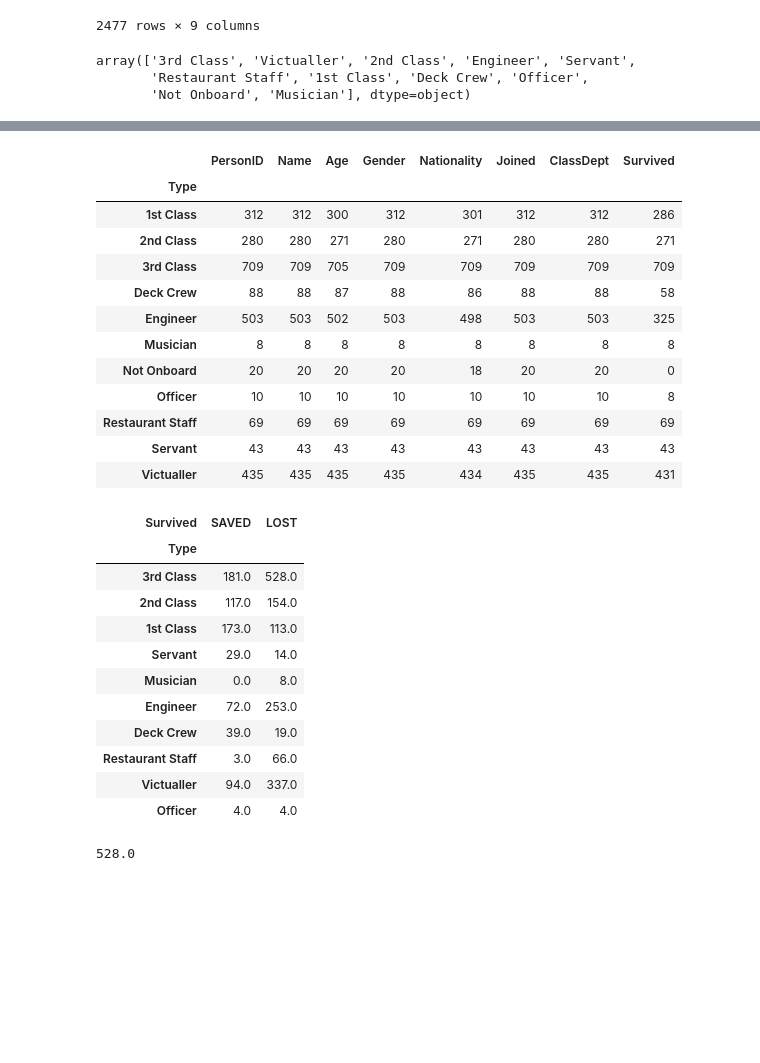
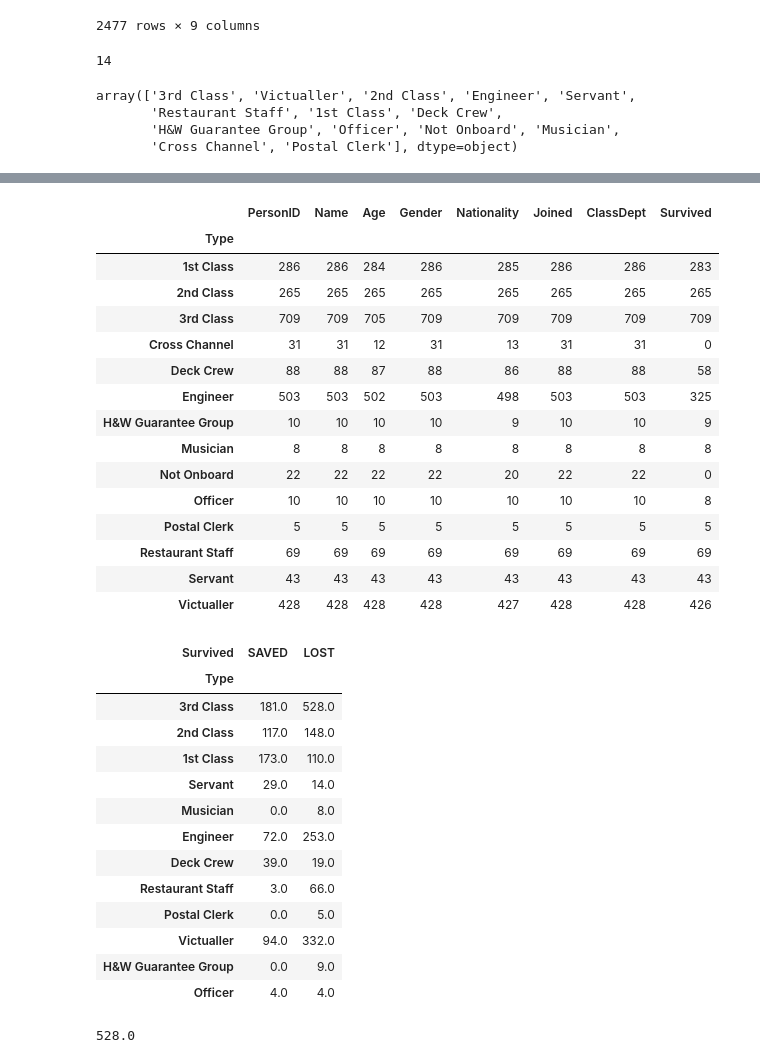
Before and after one commit to nataligracia/webdesign_titanic, a Jupyter notebook: WebVisualizations/Titanic Passenger and Crew Analysis.ipynb, the cells around one changed output, grey strips where cells are left out. Saved outputs shown, nothing was run; the diff lists cells and outputs as text; code cells hidden in the pictures; blank space fills up the shorter version.

```diff
--- a/WebVisualizations/Titanic Passenger and Crew Analysis.ipynb
+++ b/WebVisualizations/Titanic Passenger and Crew Analysis.ipynb
@@ -553,8 +558,14 @@ def person_type (assigned):
     elif 'Failed' in assigned:
         return 'Not Onboard'
 
+    elif 'Discharged' in assigned:
+        return 'Not Onboard'
+
     elif 'Officer' in assigned:
         return 'Officer'
+
+    elif 'Postal' in assigned:
+        return 'Postal Clerk'
 
     elif 'Victualling' in assigned:
         return 'Victualler'
@@ -574,6 +585,12 @@ def person_type (assigned):
     elif 'Servant' in assigned:
         return 'Servant'
 
+    elif 'Cross Channel' in assigned:
+        return 'Cross Channel'
+
+    elif 'Guarantee Group' in assigned:
+        return 'H&W Guarantee Group'
+
     elif '1st Class' in assigned:
         return '1st Class'
 
@@ -600,13 +617,19 @@ full_order
 | 2475 | 2476 | ṬANNūS MU'AWWAD, Mr Ḥannā | 34 | Male | Syrian,American | Cherbourg | 3rd Class Passenger | 3rd Class | LOST |
 | 2476 | 2477 | ṬANNūS, Mr Ṭannūs Ḥannā Mu'awwad | 16 | Male | Syrian | Cherbourg | 3rd Class Passenger | 3rd Class | LOST |
 2477 rows × 9 columns
+# %%
+#Find new unique Types count
+full_order.Type.nunique()
+# %% [output]
+14
 # %%
-#Find unique Types
+#Find new unique Types
 full_order.Type.unique()
 # %% [output]
 array(['3rd Class', 'Victualler', '2nd Class', 'Engineer', 'Servant',
-       'Restaurant Staff', '1st Class', 'Deck Crew', 'Officer',
-       'Not Onboard', 'Musician'], dtype=object)
+       'Restaurant Staff', '1st Class', 'Deck Crew',
+       'H&W Guarantee Group', 'Officer', 'Not Onboard', 'Musician',
+       'Cross Channel', 'Postal Clerk'], dtype=object)
 # %%
 #Print all data
 full_order.to_csv('Data & Images- Results/titanic_data.csv', index=False)
@@ -625,54 +654,61 @@ onboard_count
 # %% [output]
 |  | PersonID | Name | Age | Gender | Nationality | Joined | ClassDept | Survived |
 | Type |  |  |  |  |  |  |  |  |
-| 1st Class | 312 | 312 | 300 | 312 | 301 | 312 | 312 | 286 |
-| 2nd Class | 280 | 280 | 271 | 280 | 271 | 280 | 280 | 271 |
+| 1st Class | 286 | 286 | 284 | 286 | 285 | 286 | 286 | 283 |
+| 2nd Class | 265 | 265 | 265 | 265 | 265 | 265 | 265 | 265 |
 | 3rd Class | 709 | 709 | 705 | 709 | 709 | 709 | 709 | 709 |
+| Cross Channel | 31 | 31 | 12 | 31 | 13 | 31 | 31 | 0 |
 | Deck Crew | 88 | 88 | 87 | 88 | 86 | 88 | 88 | 58 |
 | Engineer | 503 | 503 | 502 | 503 | 498 | 503 | 503 | 325 |
+| H&W Guarantee Group | 10 | 10 | 10 | 10 | 9 | 10 | 10 | 9 |
 | Musician | 8 | 8 | 8 | 8 | 8 | 8 | 8 | 8 |
-| Not Onboard | 20 | 20 | 20 | 20 | 18 | 20 | 20 | 0 |
+| Not Onboard | 22 | 22 | 22 | 22 | 20 | 22 | 22 | 0 |
 | Officer | 10 | 10 | 10 | 10 | 10 | 10 | 10 | 8 |
+| Postal Clerk | 5 | 5 | 5 | 5 | 5 | 5 | 5 | 5 |
 | Restaurant Staff | 69 | 69 | 69 | 69 | 69 | 69 | 69 | 69 |
 | Servant | 43 | 43 | 43 | 43 | 43 | 43 | 43 | 43 |
-| Victualler | 435 | 435 | 435 | 435 | 434 | 435 | 435 | 431 |
+| Victualler | 428 | 428 | 428 | 428 | 427 | 428 | 428 | 426 |
 # %%
 #Organize person types and drop not onboard, and reverse order for plot
 # type_ppl = ['Officer',
 #             'Victualler',
 #             'Restaurant Staff',
 #             'Deck Crew',
 #             'Engineer',
 #             'Musician',
 #             'Servant',
 #             '1st Class',
 #             '2nd Class',
 #             '3rd Class']
 type_ppl = ['3rd Class',
             '2nd Class',
             '1st Class',
             'Servant',
             'Musician',
             'Engineer',
             'Deck Crew',
             'Restaurant Staff',
+            'Postal Clerk',
             'Victualler',
+            'H&W Guarantee Group',
             'Officer']
 type_change = full_order.groupby('Type')['Survived'].value_counts().unstack().fillna(0).reindex(type_ppl)
 type_ready = type_change.reindex(columns=['SAVED','LOST'])
 type_ready
 # %% [output]
 | Survived | SAVED | LOST |
 | Type |  |  |
 | 3rd Class | 181.0 | 528.0 |
-| 2nd Class | 117.0 | 154.0 |
-| 1st Class | 173.0 | 113.0 |
+| 2nd Class | 117.0 | 148.0 |
+| 1st Class | 173.0 | 110.0 |
 | Servant | 29.0 | 14.0 |
 | Musician | 0.0 | 8.0 |
 | Engineer | 72.0 | 253.0 |
 | Deck Crew | 39.0 | 19.0 |
 | Restaurant Staff | 3.0 | 66.0 |
-| Victualler | 94.0 | 337.0 |
+| Postal Clerk | 0.0 | 5.0 |
+| Victualler | 94.0 | 332.0 |
+| H&W Guarantee Group | 0.0 | 9.0 |
 | Officer | 4.0 | 4.0 |
 # %%
 #Find type data sum
```
Also changed, not shown: parts of 4 cells of this notebook, 8 other files.
